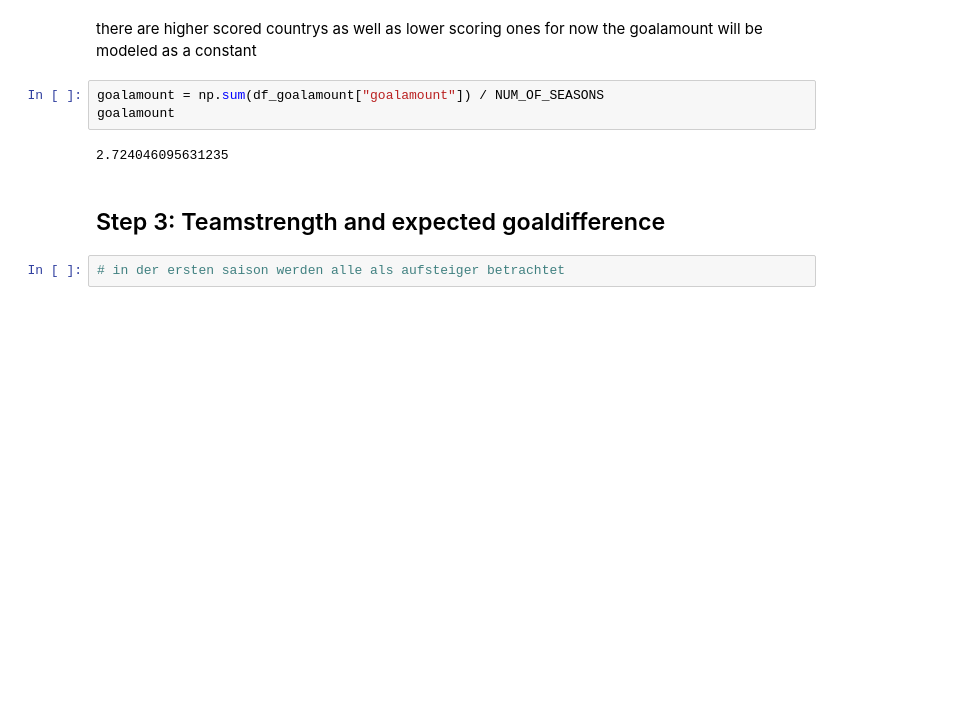
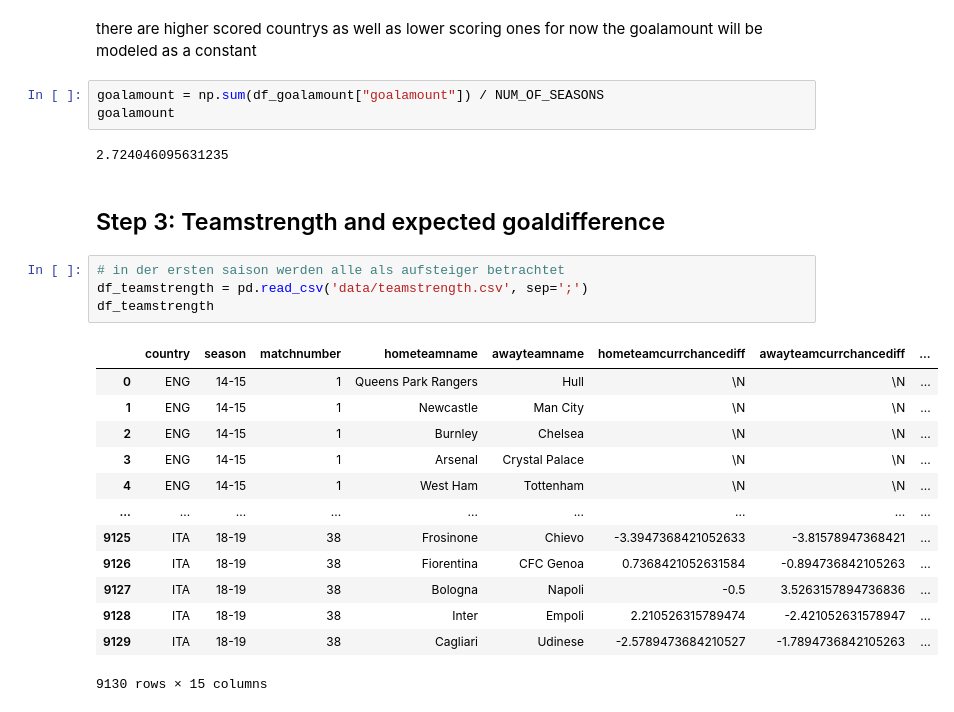
Before and after one commit to LUKEx76/football_prediction, a Jupyter notebook: heuer_model/heuer.ipynb, the cells around one changed output. Cells and saved outputs as stored; diff of their text form; blank space fills up the shorter version.

```diff
--- a/heuer_model/heuer.ipynb
+++ b/heuer_model/heuer.ipynb
@@ -66,3 +66,19 @@ goalamount
 ## Step 3: Teamstrength and expected goaldifference
 # %%
 # in der ersten saison werden alle als aufsteiger betrachtet
+df_teamstrength = pd.read_csv('data/teamstrength.csv', sep=';')
+df_teamstrength
+# %% [output]
+|  | country | season | matchnumber | hometeamname | awayteamname | hometeamcurrchancediff | awayteamcurrchancediff | ... |
+| 0 | ENG | 14-15 | 1 | Queens Park Rangers | Hull | \N | \N | ... |
+| 1 | ENG | 14-15 | 1 | Newcastle | Man City | \N | \N | ... |
+| 2 | ENG | 14-15 | 1 | Burnley | Chelsea | \N | \N | ... |
+| 3 | ENG | 14-15 | 1 | Arsenal | Crystal Palace | \N | \N | ... |
+| 4 | ENG | 14-15 | 1 | West Ham | Tottenham | \N | \N | ... |
+| ... | ... | ... | ... | ... | ... | ... | ... | ... |
+| 9125 | ITA | 18-19 | 38 | Frosinone | Chievo | -3.3947368421052633 | -3.81578947368421 | ... |
+| 9126 | ITA | 18-19 | 38 | Fiorentina | CFC Genoa | 0.7368421052631584 | -0.894736842105263 | ... |
+| 9127 | ITA | 18-19 | 38 | Bologna | Napoli | -0.5 | 3.5263157894736836 | ... |
+| 9128 | ITA | 18-19 | 38 | Inter | Empoli | 2.210526315789474 | -2.421052631578947 | ... |
+| 9129 | ITA | 18-19 | 38 | Cagliari | Udinese | -2.5789473684210527 | -1.7894736842105263 | ... |
+9130 rows × 15 columns
```
Also changed, not shown: parts of 2 cells of this notebook, 2 other files.
